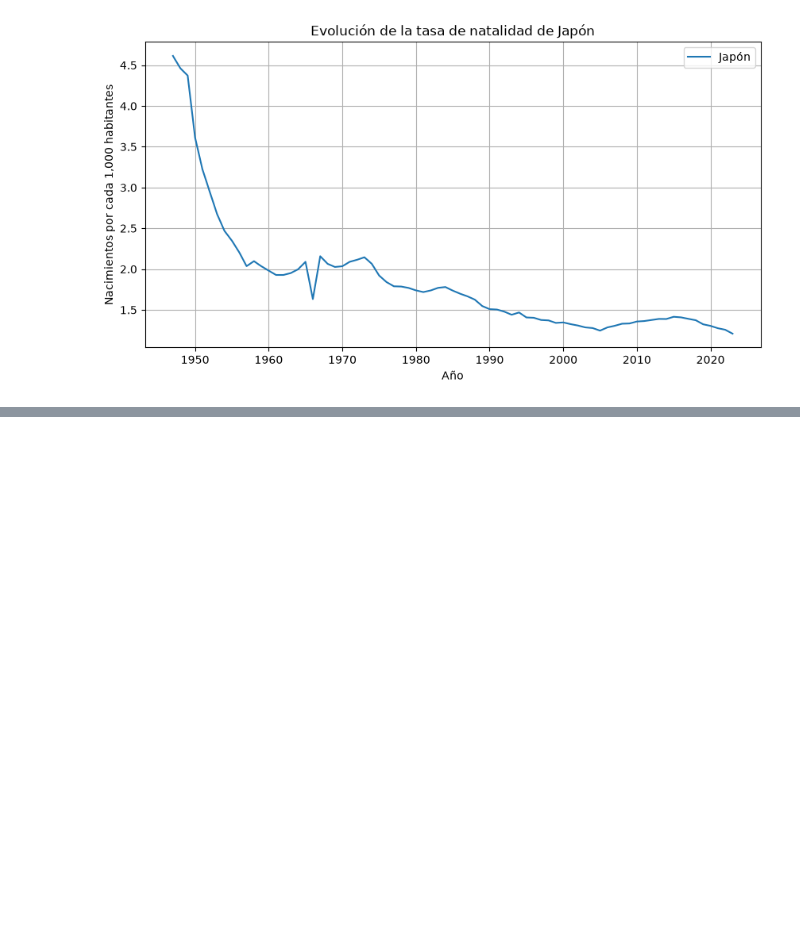
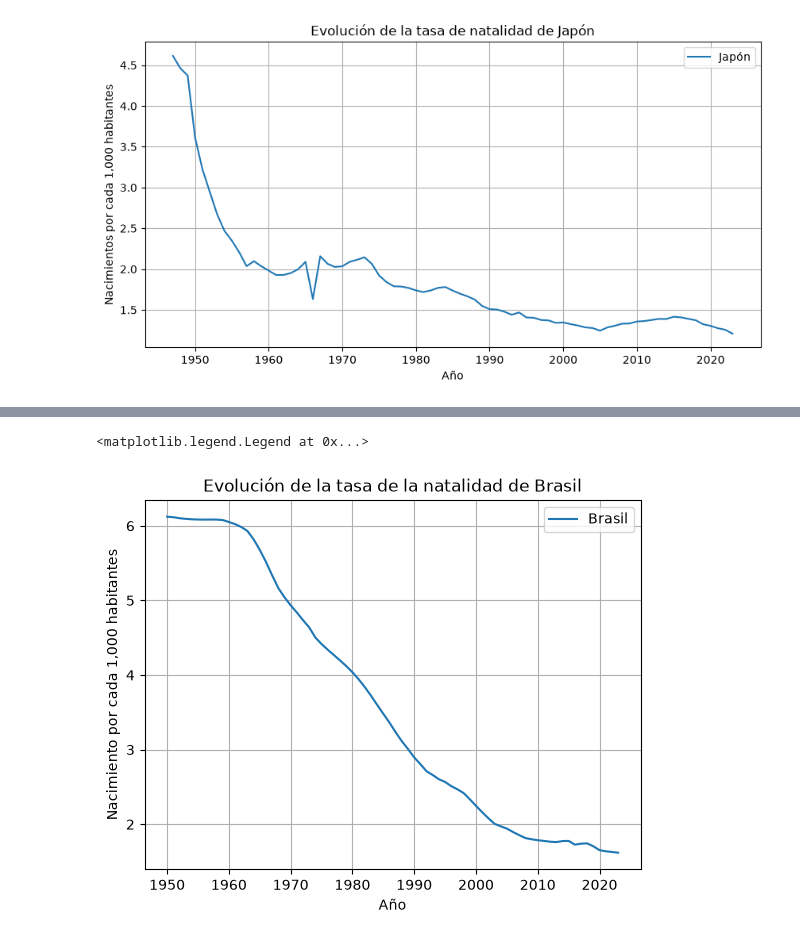
Before and after one commit to VicTavares8/BigData, a Jupyter notebook: U1_1_Probabilidad_Estadistica/notebooks/03_fertility_rate.ipynb, the cells around one changed output, grey strips where cells are left out. Cells and saved outputs as stored; diff of their text form; code cells hidden in the pictures; blank space fills up the shorter version.

```diff
--- a/U1_1_Probabilidad_Estadistica/notebooks/03_fertility_rate.ipynb
+++ b/U1_1_Probabilidad_Estadistica/notebooks/03_fertility_rate.ipynb
@@ -123,0 +216,20 @@ plt.legend()
+# %%
+brasil = df[(df["entity"] == "Brazil")]
+# %%
+anios_brasil = brasil["year"].to_numpy()
+tasa_brasil = brasil["fertility_rate_hist"].to_numpy()
+# %%
+plt.plot( ##Funciona para graficar utilizando matplotblob:vscode-webview://0gs9qme40pbru74eu03li65o5icgm522du823gappqei6ijjof7n/835310b8-f8df-4d3e-b781-a37c282ac580
+    anios_brasil,
+    tasa_brasil,
+    label="Brasil"
+)
+
+plt.title("Evolución de la tasa de la natalidad de Brasil")
+plt.xlabel("Año")
+plt.ylabel("Nacimiento por cada 1,000 habitantes")
+plt.grid(True)
+plt.legend()
+# %% [output]
+<matplotlib.legend.Legend at 0x...>
+[figure, added]
```
Also changed, not shown: parts of 16 cells of this notebook.
